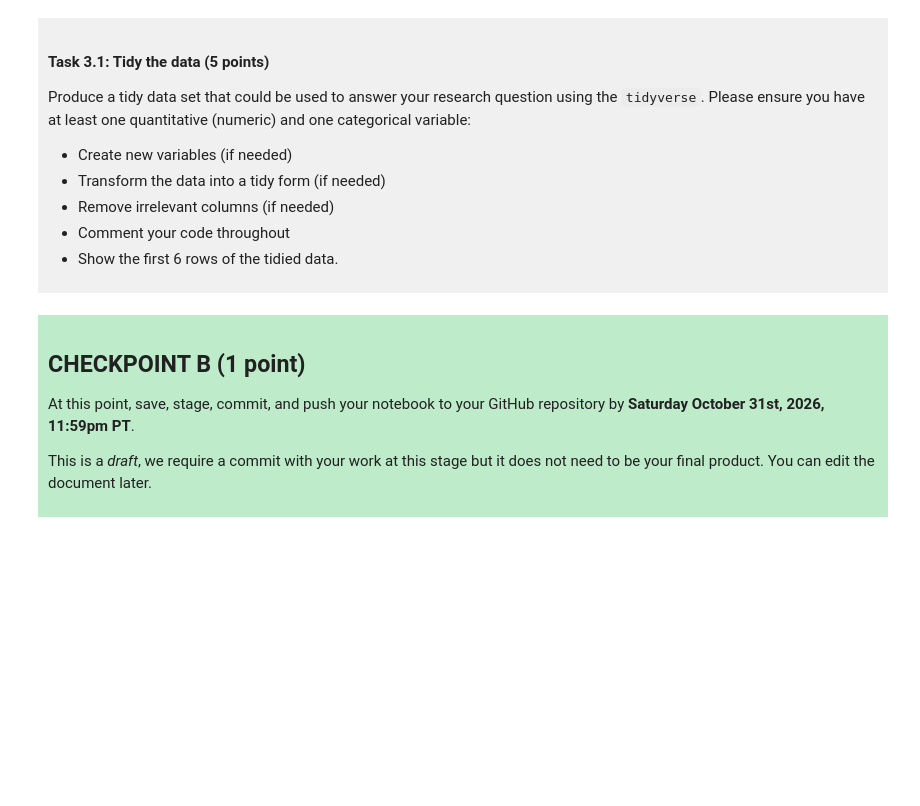
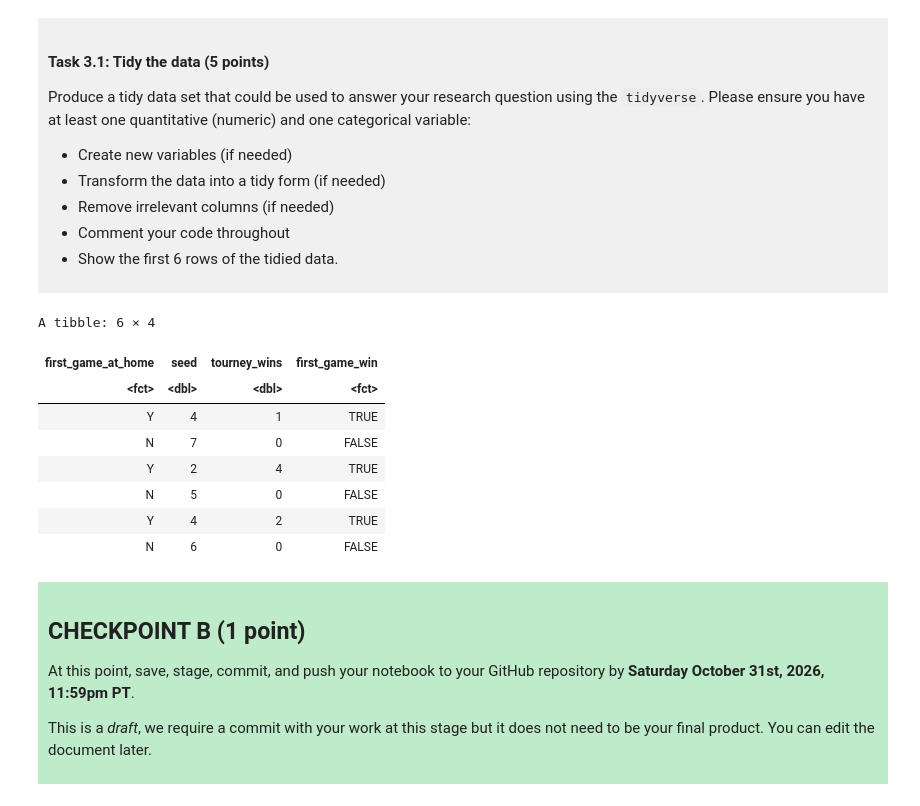
Before and after one commit to ajessa91/dsci-100-project-ALYSSA-JESSA, a Jupyter notebook: dsci-100-project-notebook.ipynb, the cells around one changed output. Saved outputs shown, nothing was run; the diff lists cells and outputs as text; code cells hidden in the pictures; blank space fills up the shorter version.

```diff
--- a/dsci-100-project-notebook.ipynb
+++ b/dsci-100-project-notebook.ipynb
@@ -189,7 +224,31 @@ Produce a tidy data set that could be used to answer your research question usin
 
 </div>
 # %%
-### EDIT THIS CODE CELL ###
+library(tidyverse)
+#First load the package
+
+basketball_tidy<-basketball_data|>
+    select(first_game_at_home,seed,tourney_wins)|>
+#Selecting the variables needed to answer RQ
+  mutate(
+    first_game_win = as.factor(tourney_wins >= 1),
+    first_game_at_home = as.factor(first_game_at_home)
+  ) |>
+  drop_na()
+#muate the data so I can create a variable that shows is the team won its first gaame
+#Removing the missing values in dataset
+head(basketball_tidy)
+#showing the first 6 rows of new data frame
+# %% [output]
+A tibble: 6 × 4
+| first_game_at_home | seed | tourney_wins | first_game_win |
+| <fct> | <dbl> | <dbl> | <fct> |
+| Y | 4 | 1 | TRUE |
+| N | 7 | 0 | FALSE |
+| Y | 2 | 4 | TRUE |
+| N | 5 | 0 | FALSE |
+| Y | 4 | 2 | TRUE |
+| N | 6 | 0 | FALSE |
 # %% [markdown]
 <div style="background-color: #beebca; padding: 10px;">
 
```
Also changed, not shown: parts of 3 cells of this notebook.
